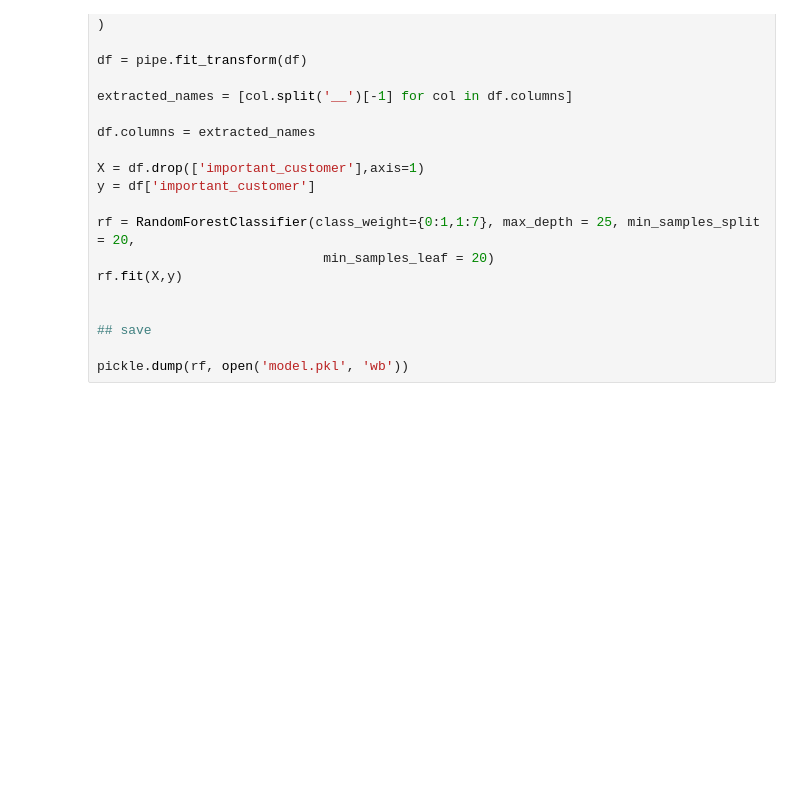
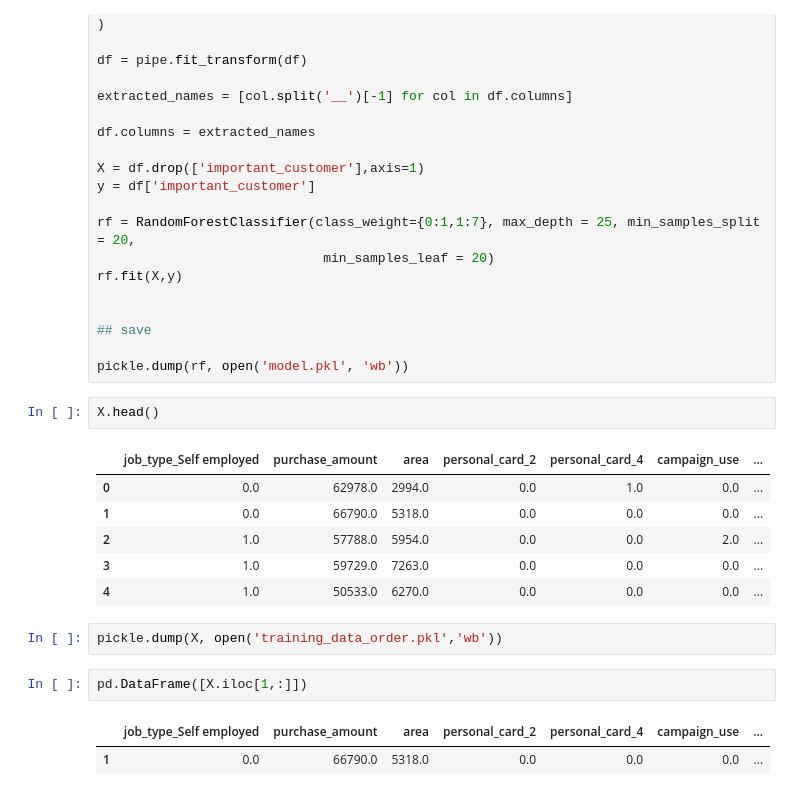
Before and after one commit to SrijanDeo-DA-DS/identify-profitable-customers, a Jupyter notebook: notebooks/front-end.ipynb, the cells around one changed output. Cells and saved outputs as stored; diff of their text form; blank space fills up the shorter version.

```diff
--- a/notebooks/front-end.ipynb
+++ b/notebooks/front-end.ipynb
@@ -124,3 +134,19 @@ rf.fit(X,y)
 ## save
 
 pickle.dump(rf, open('model.pkl', 'wb'))
+# %%
+X.head()
+# %% [output]
+|  | job_type_Self employed | purchase_amount | area | personal_card_2 | personal_card_4 | campaign_use | ... |
+| 0 | 0.0 | 62978.0 | 2994.0 | 0.0 | 1.0 | 0.0 | ... |
+| 1 | 0.0 | 66790.0 | 5318.0 | 0.0 | 0.0 | 0.0 | ... |
+| 2 | 1.0 | 57788.0 | 5954.0 | 0.0 | 0.0 | 2.0 | ... |
+| 3 | 1.0 | 59729.0 | 7263.0 | 0.0 | 0.0 | 0.0 | ... |
+| 4 | 1.0 | 50533.0 | 6270.0 | 0.0 | 0.0 | 0.0 | ... |
+# %%
+pickle.dump(X, open('training_data_order.pkl','wb'))
+# %%
+pd.DataFrame([X.iloc[1,:]])
+# %% [output]
+|  | job_type_Self employed | purchase_amount | area | personal_card_2 | personal_card_4 | campaign_use | ... |
+| 1 | 0.0 | 66790.0 | 5318.0 | 0.0 | 0.0 | 0.0 | ... |
```
Also changed, not shown: parts of 5 cells of this notebook, 13 other files.
